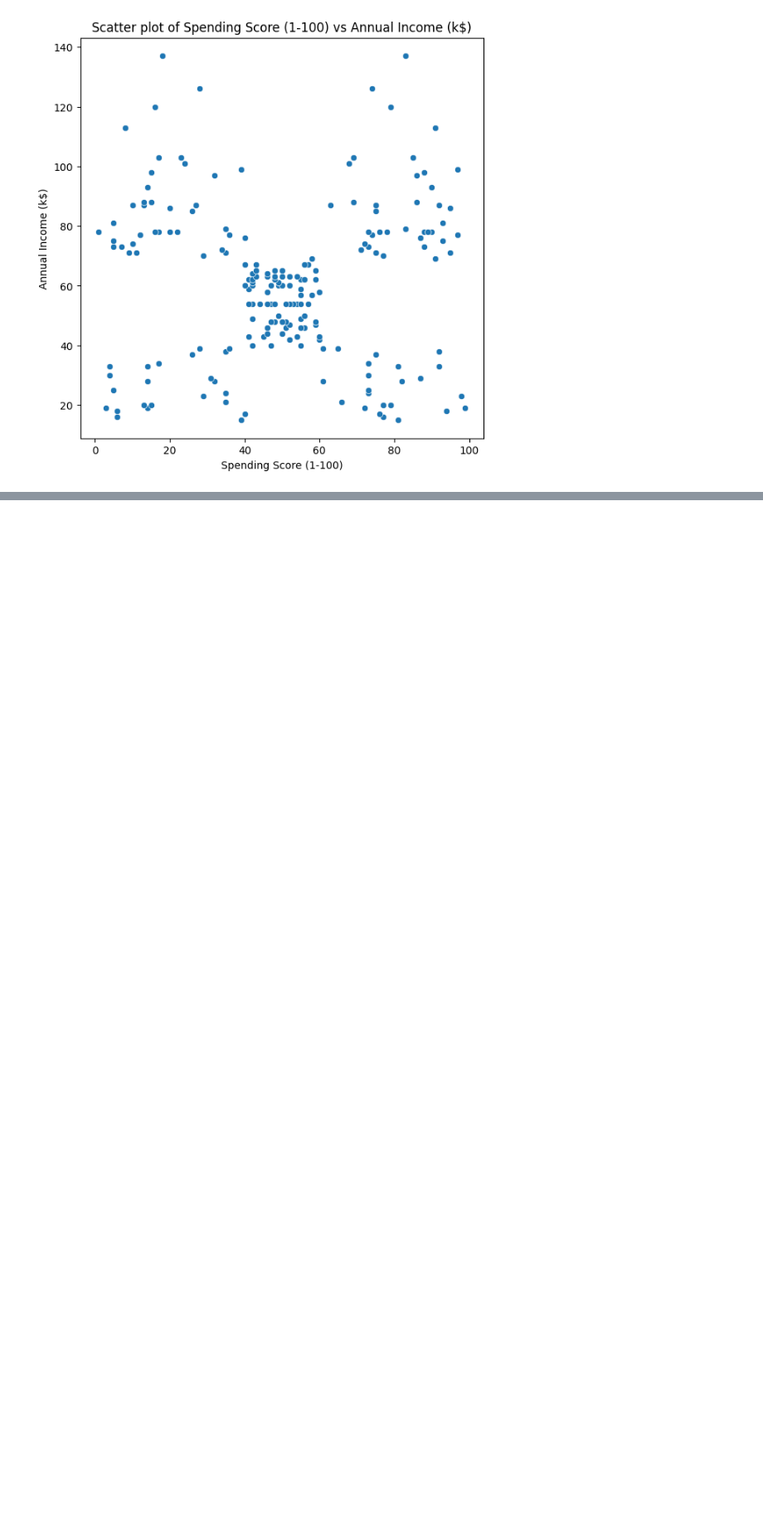
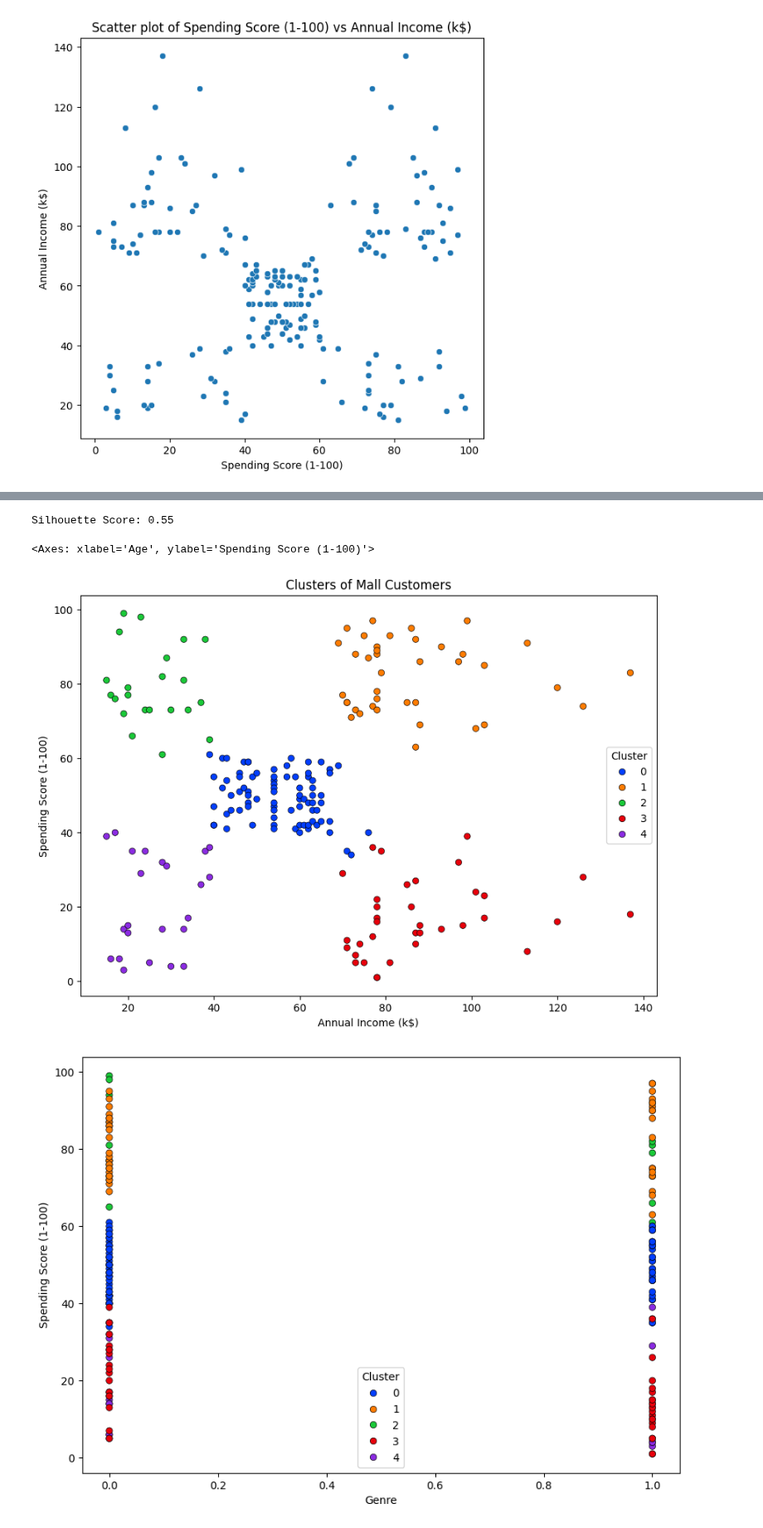
Before and after one commit to Hr15h1/AI_semII, a Jupyter notebook: Program12.ipynb, the cells around one changed output, grey strips where cells are left out. Shown at 83% size. Drawn from its saved outputs; the diff is of its cells as text; code cells hidden in the pictures; blank space fills up the shorter version.

```diff
--- a/Program12.ipynb
+++ b/Program12.ipynb
@@ -128,0 +133,7 @@ for column in mall_customers.columns:
+# %%
+X = mall_customers.copy()
+# %%
+n_clusters = 5
+km_01 = KMeans(n_clusters=n_clusters, random_state=42)
+# %%
+km_01.fit_predict(X[["Annual Income (k$)", "Spending Score (1-100)"]])
@@ -128,0 +151,2 @@ for column in mall_customers.columns:
+# %%
+X["Cluster"] = km_01.labels_
@@ -128,0 +155,17 @@ for column in mall_customers.columns:
+# %%
+sc = silhouette_score(X[["Annual Income (k$)", "Spending Score (1-100)"]], X["Cluster"])
+print(f"Silhouette Score: {sc:.2f}")
+# %% [output]
+Silhouette Score: 0.55
+# %%
+plt.figure(figsize=(10, 7))
+sns.scatterplot(data=X, x="Annual Income (k$)", y="Spending Score (1-100)", hue="Cluster", palette="bright", edgecolor="k")
+plt.title("Clusters of Mall Customers")
+plt.figure(figsize=(10, 7))
+sns.scatterplot(data=X, x="Genre", y="Spending Score (1-100)", hue="Cluster", palette="bright", edgecolor="k")
+plt.figure(figsize=(10, 7))
+sns.scatterplot(data=X, x="Age", y="Spending Score (1-100)", hue="Cluster", palette="bright", edgecolor="k")
+# %% [output]
+<Axes: xlabel='Age', ylabel='Spending Score (1-100)'>
+[figure, added]
+[figure, added]
```
Also changed, not shown: parts of 7 cells of this notebook, 8 other files.
